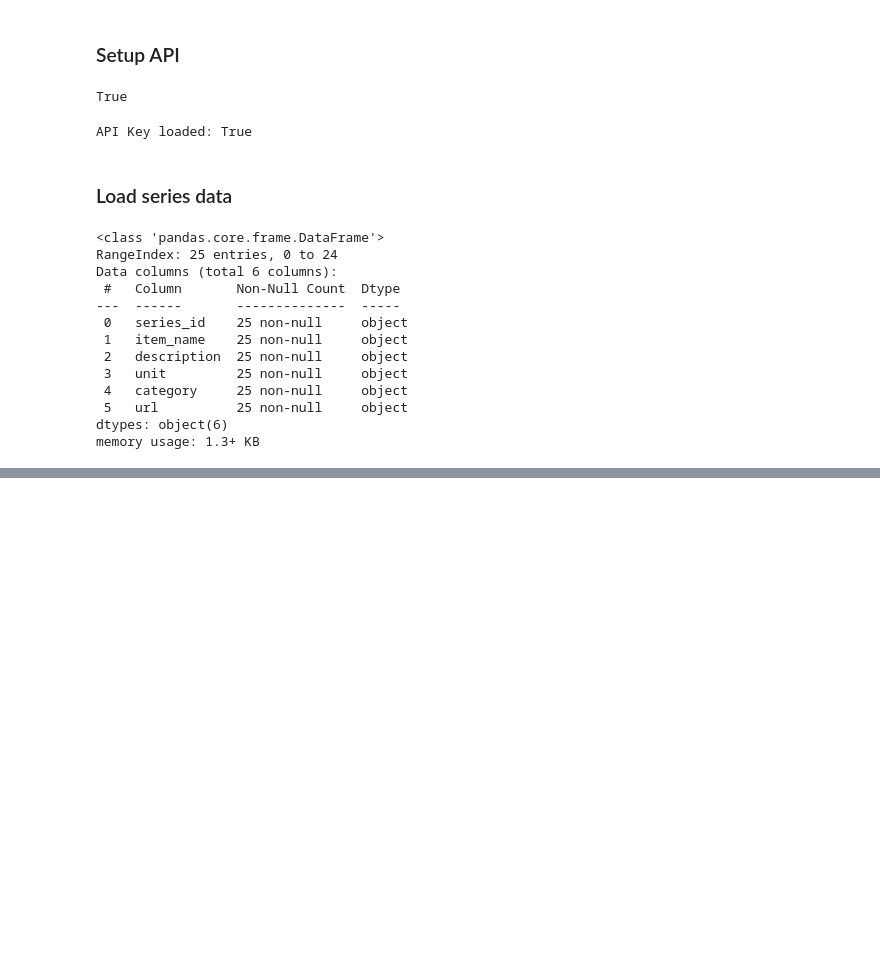
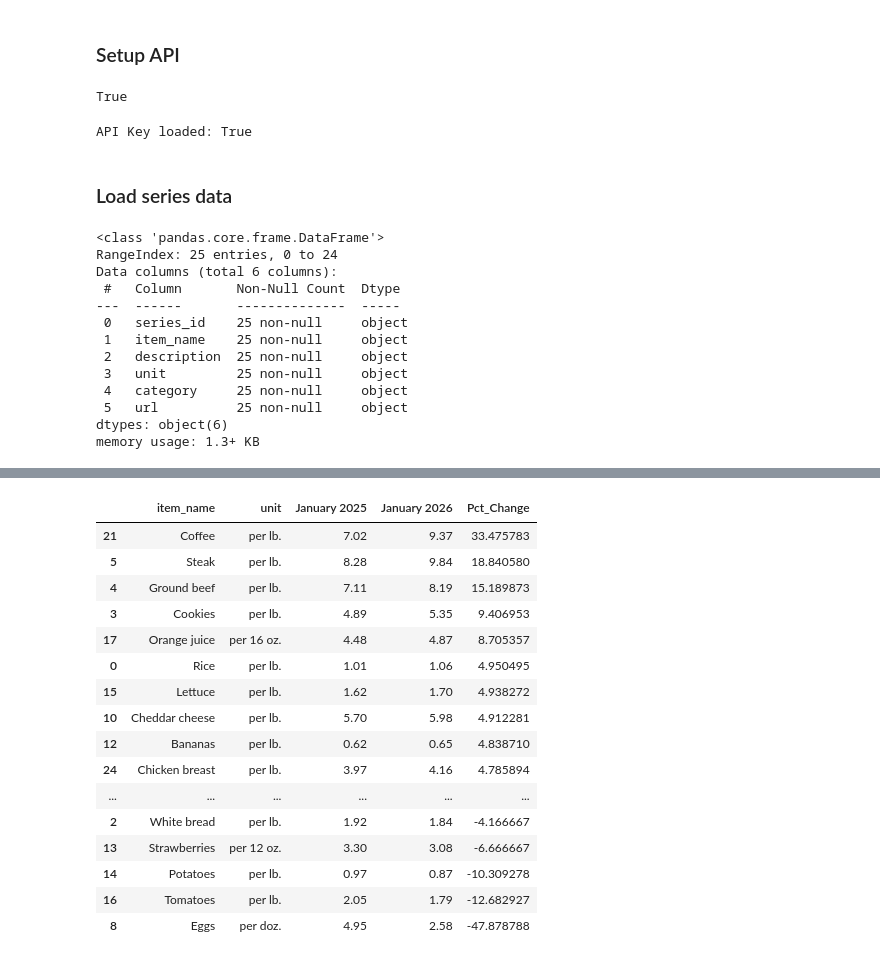
Before and after one commit to kv-hearst/cpi-grocery-calculator, a Jupyter notebook: scraper.ipynb, the cells around one changed output, grey strips where cells are left out. Cells and saved outputs as stored; diff of their text form; code cells hidden in the pictures; blank space fills up the shorter version.

```diff
--- a/scraper.ipynb
+++ b/scraper.ipynb
@@ -277,2 +277,4 @@ df_transposed
 # %%
 df_transposed.to_csv('data/transposed_data.csv')
+# %%
+df4['Pct_Change'] = (df4['January 2026']-df4['January 2025'])/df4['January 2025'] * 100
@@ -278,0 +287,2 @@ df_transposed.to_csv('data/transposed_data.csv')
+# %%
+df4['Pct_Change'] = df4.loc[:, 'January 2025':'January 2026'].pct_change(axis='columns').iloc[:, -1] * 100
@@ -278,0 +295,23 @@ df_transposed.to_csv('data/transposed_data.csv')
+# %%
+sorted_df = df4.sort_values(by='Pct_Change', ascending=False)
+# %%
+
+sorted_df[['item_name', 'unit', 'January 2025', 'January 2026','Pct_Change']]
+# %% [output]
+|  | item_name | unit | January 2025 | January 2026 | Pct_Change |
+| 21 | Coffee | per lb. | 7.02 | 9.37 | 33.475783 |
+| 5 | Steak | per lb. | 8.28 | 9.84 | 18.840580 |
+| 4 | Ground beef | per lb. | 7.11 | 8.19 | 15.189873 |
+| 3 | Cookies | per lb. | 4.89 | 5.35 | 9.406953 |
+| 17 | Orange juice | per 16 oz. | 4.48 | 4.87 | 8.705357 |
+| 0 | Rice | per lb. | 1.01 | 1.06 | 4.950495 |
+| 15 | Lettuce | per lb. | 1.62 | 1.70 | 4.938272 |
+| 10 | Cheddar cheese | per lb. | 5.70 | 5.98 | 4.912281 |
+| 12 | Bananas | per lb. | 0.62 | 0.65 | 4.838710 |
+| 24 | Chicken breast | per lb. | 3.97 | 4.16 | 4.785894 |
+| ... | ... | ... | ... | ... | ... |
+| 2 | White bread | per lb. | 1.92 | 1.84 | -4.166667 |
+| 13 | Strawberries | per 12 oz. | 3.30 | 3.08 | -6.666667 |
+| 14 | Potatoes | per lb. | 0.97 | 0.87 | -10.309278 |
+| 16 | Tomatoes | per lb. | 2.05 | 1.79 | -12.682927 |
+| 8 | Eggs | per doz. | 4.95 | 2.58 | -47.878788 |
```
Also changed, not shown: parts of 14 cells of this notebook, 3 other files.
